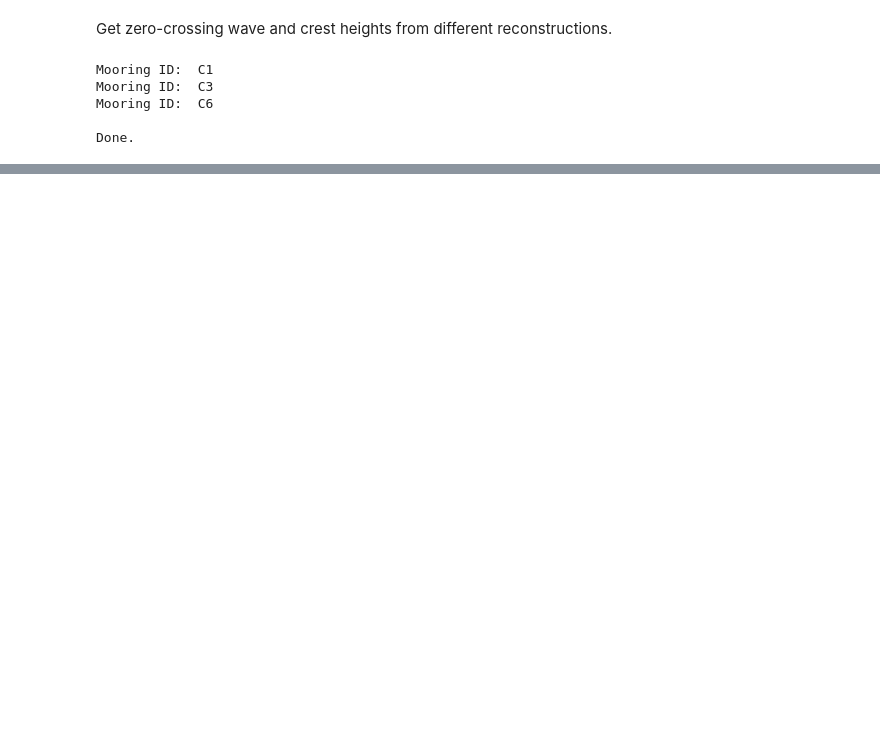
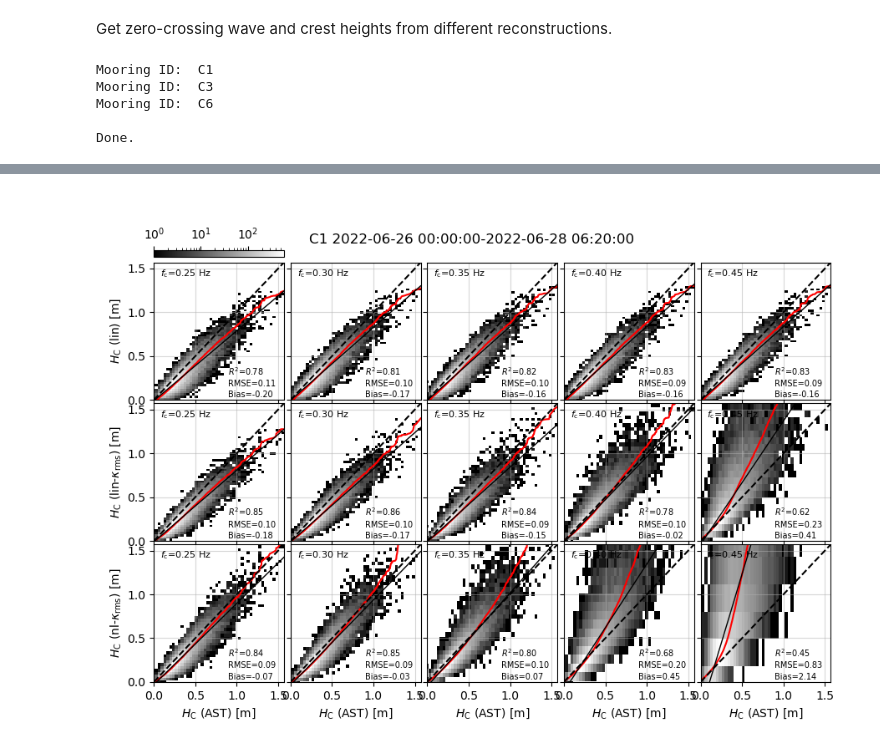
Before and after one commit to mikapm/pyROXSI, a Jupyter notebook: roxsi_pyfuns/notebooks/p2eta_optimal.ipynb, the cells around one changed output, grey strips where cells are left out. Saved outputs shown, nothing was run; the diff lists cells and outputs as text; code cells hidden in the pictures; blank space fills up the shorter version.

```diff
--- a/roxsi_pyfuns/notebooks/p2eta_optimal.ipynb
+++ b/roxsi_pyfuns/notebooks/p2eta_optimal.ipynb
@@ -511,0 +537,97 @@ plt.show()
+# %%
+mids = ['C1', 'C3', 'C6'] # Mooring IDs
+sers = ['103088', '103094', '103110'] # Serial numbers
+tail_method = 'constant' # K_rms reconstruction tail method
+fcs = [0.25, 0.3, 0.35, 0.4, 0.45, 0.5] # High-frequency cutoffs
+prs = ['etal', 'etalk', 'etank'] # Reconstruction products
+hstr = 'crestheight' # String for either 'waveheight' or 'crestheight'
+mstr = 'C1' # Mooring ID to plot
+
+# Initialize figure
+fig, axes = plt.subplots(figsize=(9,6.5), nrows=3, ncols=5, sharex=True, sharey=True)
+# Iterate over mooring IDs and find all timeseries-reconstruction csv files
+for i, (mid, ser) in enumerate(zip(mids, sers)):
+    if not mid == mstr:
+        continue
+    print('Mooring ID: ', mid)
+    # Initialize dicts for wave and crest heights
+    Hws = {'H-{}-{}'.format(pr, fc): [] for pr in prs for fc in fcs}
+    # Add hyd & ast
+    Hws['H-hyd'] = []
+    Hws['H-ast'] = []
+    Hcs = {'C-{}-{}'.format(pr, fc): [] for pr in prs for fc in fcs}
+    # Add hyd & ast
+    Hcs['C-hyd'] = []
+    Hcs['C-ast'] = []
+    timestamps = [] # List to store timestamps for dataframe index
+    # Signature velocity netcdf directory
+    veldir = os.path.join(data_root, '{}'.format(ser))
+    csvdir = os.path.join(veldir, 'p2eta')
+    # Define output dir. for csv files
+    zcdir = os.path.join(csvdir, 'zero_crossings')
+    # .csv filename
+    fn_csv = os.path.join(zcdir, 'p2eta_{}_{}_{}.csv'.format(mid, ser, hstr))
+    # Read csv
+    dfz = pd.read_csv(fn_csv, parse_dates=['time']).set_index('time')
+    # Plot scatter plots of each reconstruction against AST
+    if hstr == 'crestheight':
+        s = 'C'
+    elif hstr == 'waveheight':
+        s = 'H'
+    x = dfz['{}-ast'.format(s)].values # x axis is always AST
+    ims = [] # List to store images
+    for pi, pr in enumerate(prs):
+        for fi, fc in enumerate(fcs[:-1]):
+            # Get y axis
+            y = dfz['{}-{}-{}'.format(s, pr, fc)].values
+            # Use 2D histogram for scatter plot
+            _, _, _, im = axes[pi,fi].hist2d(x, y, norm=colors.LogNorm(), cmap=mpl.cm.gray,
+                                             bins=[50,50])
+            # Save image to list
+            ims.append(im)
+            # Quantile-quantile plot
+            rppl.qqplot(x, y, ax=axes[pi,fi], scatter=False, color='r')
+            # Linear regression
+            res = linregress(x, y)
+            rmse = mean_squared_error(x, y, squared=False)
+            xp = np.linspace(0, x.max())
+            # Linear regression line
+            axes[pi,fi].plot(xp, res.intercept + res.slope*xp, color='k', linewidth=1)
+            # One-to-one line
+            axes[pi,fi].plot(xp, xp, color='k', linestyle='--')
+            # Annotate regression statistics
+            rsq = r'$R^2$={:.2f}'.format(res.rvalue**2)
+            fsz = 7
+            axes[pi,fi].annotate(rsq, xy=(0.57, 0.18), xycoords="axes fraction", fontsize=fsz)
+            rmsestr = 'RMSE={:.2f}'.format(rmse)
+            axes[pi,fi].annotate(rmsestr, xy=(0.57, 0.1), xycoords="axes fraction", fontsize=fsz)
+            bias = 'Bias={:.2f}'.format(res.slope - 1)
+            axes[pi,fi].annotate(bias, xy=(0.57, 0.02), xycoords="axes fraction", fontsize=fsz)
+            # Also annotate cutoff frequency
+            axes[pi,fi].annotate(r'$f_\mathrm{c}$='+'{:.2f} Hz'.format(fc), xy=(0.05, 0.9),
+                xycoords="axes fraction", fontsize=fsz+1)
+# Colorbar on upper left subplot
+cax = axes[0,0].inset_axes([0.0, 1.04, 1, 0.05], transform=axes[0,0].transAxes)
+cbar = fig.colorbar(ims[0], ax=axes[0,0], cax=cax, orientation='horizontal')
+cax.xaxis.set_ticks_position('top')
+# Common axis parameters
+for ax in axes.flat:
+    ax.set_xlabel(None)
+    ax.set_ylabel(None)
+    ax.set_xlim([0, x.max()])
+    ax.set_ylim([0, x.max()])
+    ax.locator_params(axis='both', nbins=4)
+    ax.grid(alpha=0.5)
+# Axis labels
+for ax in axes[-1,:]:
+    ax.set_xlabel(r'$H_\mathrm{C}$ (AST) [m]')
+axes[0,0].set_ylabel(r'$H_\mathrm{C}$ (lin) [m]')
+axes[1,0].set_ylabel(r'$H_\mathrm{C}$ (lin-$\kappa_\mathrm{rms}$) [m]')
+axes[2,0].set_ylabel(r'$H_\mathrm{C}$ (nl-$\kappa_\mathrm{rms}$) [m]')
+# Save/show figure
+plt.suptitle('{} {}-{}'.format(mstr, str(dfz.index[0].floor('20T')), str(dfz.index[-1].ceil('20T'))),
+    y=0.92)
+plt.tight_layout()
+plt.subplots_adjust(wspace=0.05, hspace=0.025)
+plt.show()
+# %% [output]
@@ -512,2 +635,3 @@ plt.show()
+[figure, added]
 # %%
 plt.clf()
```
Also changed, not shown: parts of 8 cells of this notebook.
